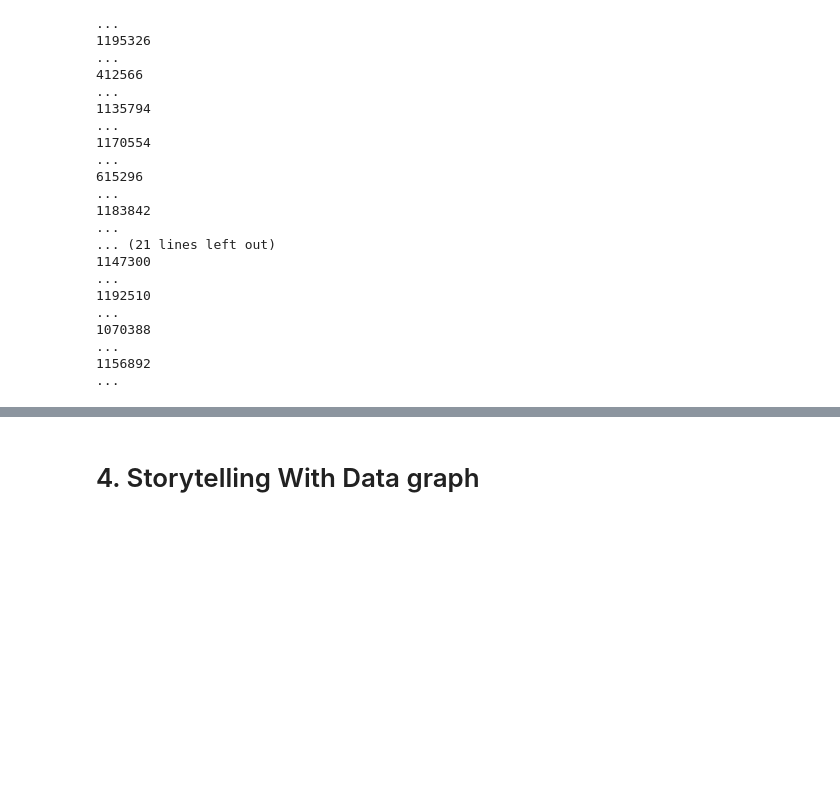
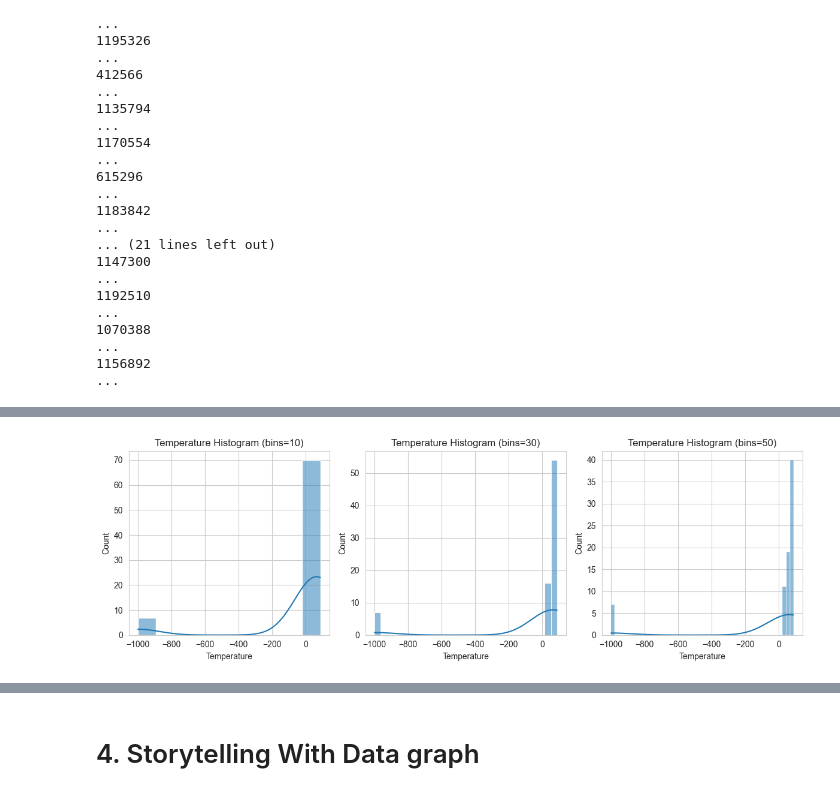
Before and after one commit to cwmckee91/dx699, a Jupyter notebook: 2025-spring-B2/ModB2-Week4-McKee-Chris.ipynb, the cells around one changed output, grey strips where cells are left out. Saved outputs shown, nothing was run; the diff lists cells and outputs as text; code cells hidden in the pictures; blank space fills up the shorter version.

```diff
--- a/2025-spring-B2/ModB2-Week4-McKee-Chris.ipynb
+++ b/2025-spring-B2/ModB2-Week4-McKee-Chris.ipynb
@@ -856,0 +874,11 @@ MCL: 9
+# %%
+bin_sizes = [10, 30, 50]
+plt.figure(figsize=(12, 4))
+for i, bins in enumerate(bin_sizes, 1):
+    plt.subplot(1, 3, i)
+    sns.histplot(df_merged['Temperature'].dropna(), bins=bins, kde=True)
+    plt.title(f'Temperature Histogram (bins={bins})')
+plt.tight_layout()
+plt.show()
+# %% [output]
+[figure, added]
```
Also changed, not shown: parts of 17 cells of this notebook.
